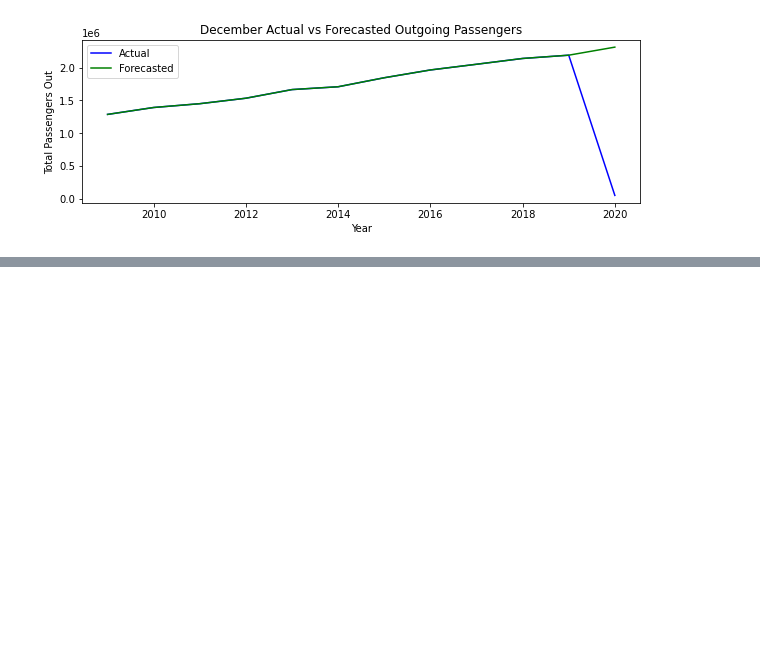
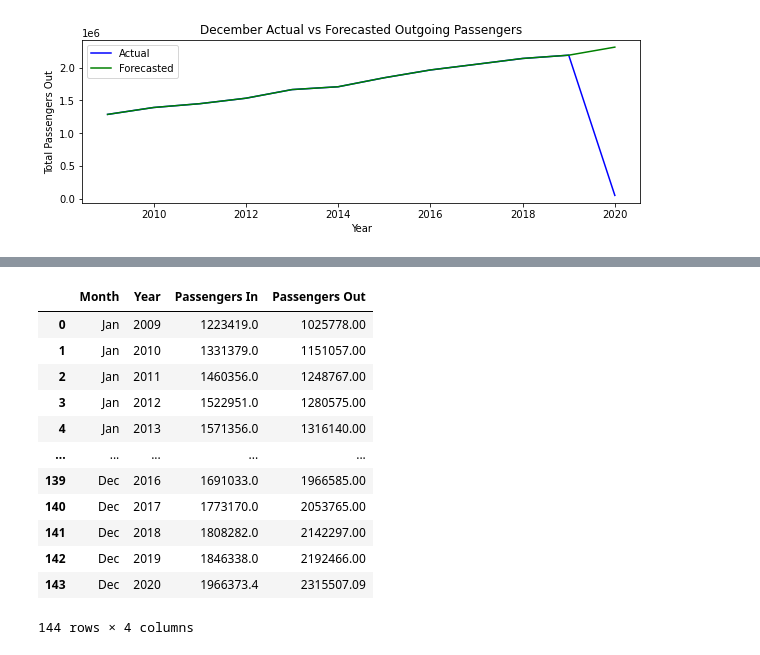
Before and after one commit to dianeyaneza/ebay-espresso, a Jupyter notebook: project_1.ipynb, the cells around one changed output, grey strips where cells are left out. Drawn from its saved outputs; the diff is of its cells as text; code cells hidden in the pictures; blank space fills up the shorter version.

```diff
--- a/project_1.ipynb
+++ b/project_1.ipynb
@@ -1336,0 +1357,20 @@ Text(0, 0.5, 'Total Passengers Out')
+# %%
+# combine all forecasted december value graphs for final plot
+all_forecasted_dfs = [passengers_19_jan_df, passengers_19_feb_df, passengers_19_mar_df, passengers_19_apr_df, passengers_19_may_df, passengers_19_jun_df, passengers_19_jul_df, passengers_19_aug_df, passengers_19_sep_df, passengers_19_oct_df, passengers_19_nov_df, passengers_19_dec_df]
+# %%
+passenger_total_forecast_data_df = pd.concat(all_forecasted_dfs).reset_index(drop=True)
+passenger_total_forecast_data_df
+# %% [output]
+|  | Month | Year | Passengers In | Passengers Out |
+| 0 | Jan | 2009 | 1223419.0 | 1025778.00 |
+| 1 | Jan | 2010 | 1331379.0 | 1151057.00 |
+| 2 | Jan | 2011 | 1460356.0 | 1248767.00 |
+| 3 | Jan | 2012 | 1522951.0 | 1280575.00 |
+| 4 | Jan | 2013 | 1571356.0 | 1316140.00 |
+| ... | ... | ... | ... | ... |
+| 139 | Dec | 2016 | 1691033.0 | 1966585.00 |
+| 140 | Dec | 2017 | 1773170.0 | 2053765.00 |
+| 141 | Dec | 2018 | 1808282.0 | 2142297.00 |
+| 142 | Dec | 2019 | 1846338.0 | 2192466.00 |
+| 143 | Dec | 2020 | 1966373.4 | 2315507.09 |
+144 rows × 4 columns
```
Also changed, not shown: parts of 2 cells of this notebook.
